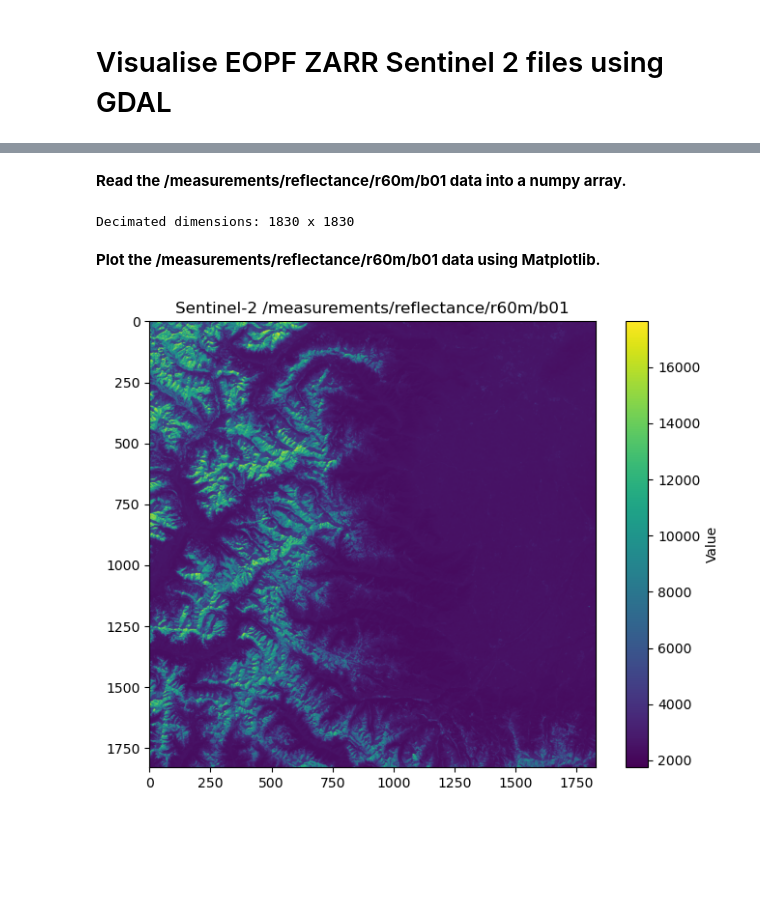
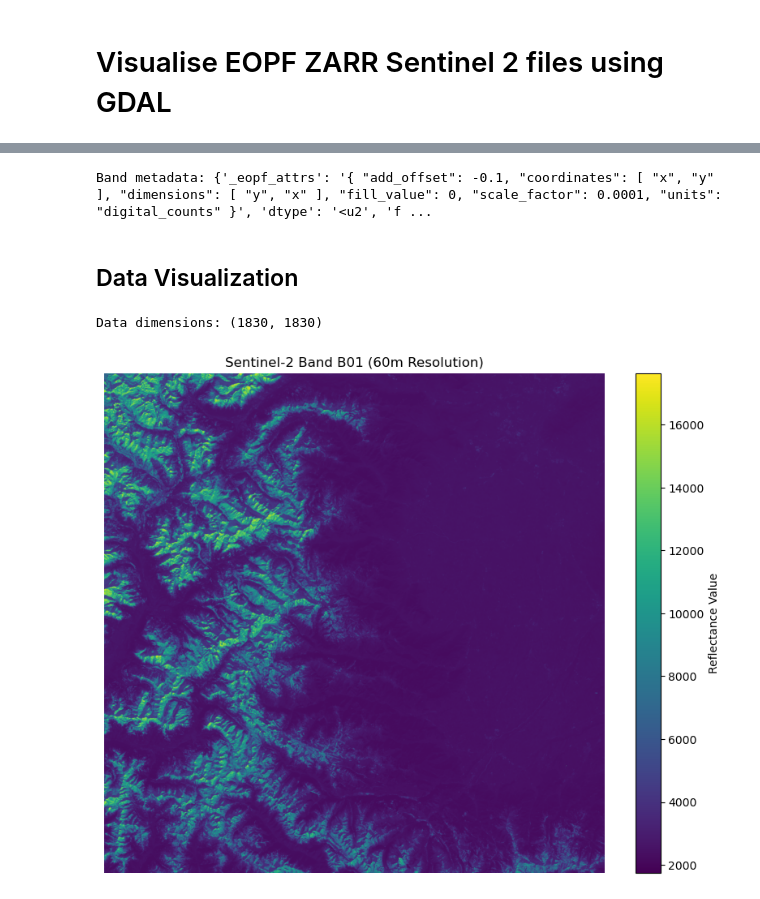
Before and after one commit to tinaok/eopf-sample-notebooks, a Jupyter notebook: notebooks/Sentinel-2/visualize_zarr.ipynb, the cells around one changed output, grey strips where cells are left out. Drawn from its saved outputs; the diff is of its cells as text; code cells hidden in the pictures; blank space fills up the shorter version.

Commit message:
Formatted the notebook

```diff
--- a/notebooks/Sentinel-2/visualize_zarr.ipynb
+++ b/notebooks/Sentinel-2/visualize_zarr.ipynb
@@ -89,18 +56,22 @@ Original dimensions: 1830 x 1830
-# %% [markdown]
-**Read the /measurements/reflectance/r60m/b01 data into a numpy array.**
+# %%
+target_subds = gdal.Open(subds[80][0], gdal.GA_ReadOnly)
+print("Band metadata:", target_subds.GetMetadata())
+# %% [output]
+Band metadata: {'_eopf_attrs': '{ "add_offset": -0.1, "coordinates": [ "x", "y" ], "dimensions": [ "y", "x" ], "fill_value": 0, "scale_factor": 0.0001, "units": "digital_counts" }', 'dtype': '<u2', 'f ...
+# %% [markdown]
+## Data Visualization
 # %%
-data = open_subds.GetRasterBand(1).ReadAsArray()
-print("Decimated dimensions: {} x {}".format(data.shape[1], data.shape[0]))
+band = target_subds.GetRasterBand(1)
+data = band.ReadAsArray()
+print(f"Data dimensions: {data.shape}")
 # %% [output]
-Decimated dimensions: 1830 x 1830
+Data dimensions: (1830, 1830)
-# %% [markdown]
-**Plot the /measurements/reflectance/r60m/b01 data using Matplotlib.**
 # %%
-import matplotlib.pyplot as plt
-plt.figure(figsize=(8, 6))
-plt.imshow(data)
-plt.colorbar(label='Value')
-plt.title('Sentinel-2 /measurements/reflectance/r60m/b01')
+plt.figure(figsize=(10, 8))
+plt.imshow(data, cmap='viridis')
+plt.colorbar(label='Reflectance Value')
+plt.title('Sentinel-2 Band B01 (60m Resolution)')
+plt.axis('off')
 plt.show()
 # %% [output]
-[figure, old version]
+[figure, new version]
```
Also changed, not shown: parts of 20 cells of this notebook.
